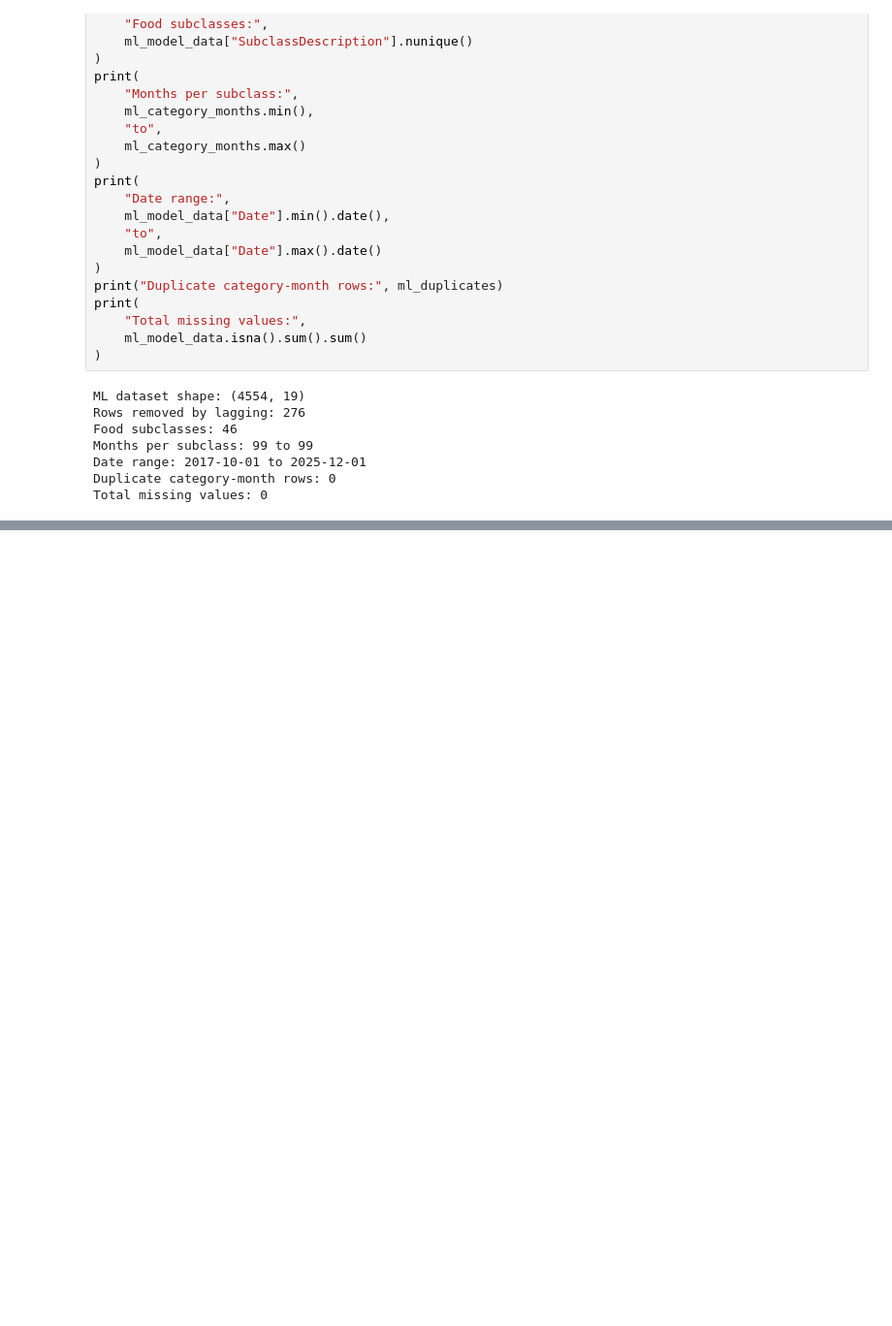
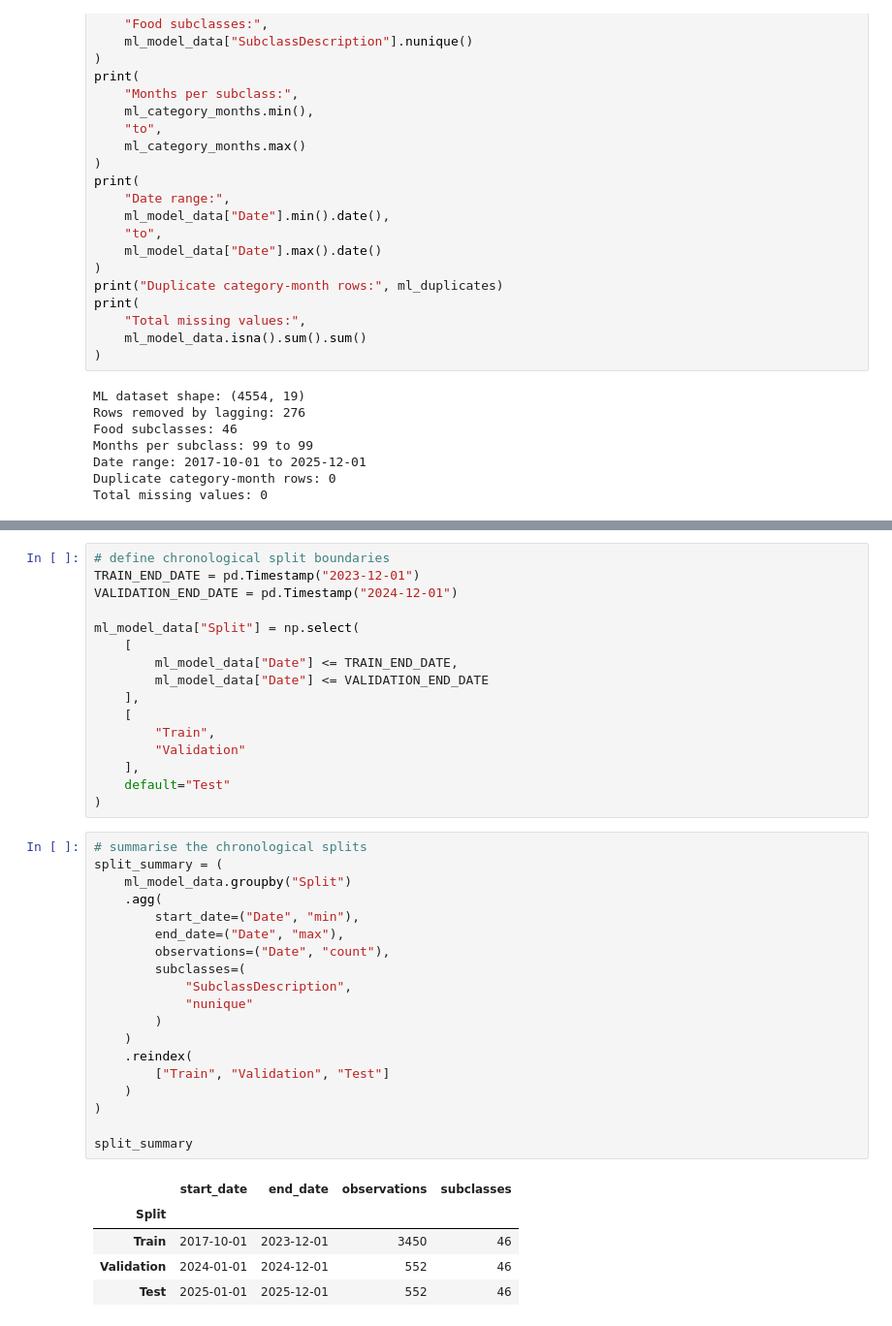
Before and after one commit to MasindiManaga/ERPT_ML_Research, a Jupyter notebook: notebooks/05_Modelling_Data_Preparation.ipynb, the cells around one changed output, grey strips where cells are left out. Shown at 97% size. Drawn from its saved outputs; the diff is of its cells as text; blank space fills up the shorter version.

```diff
--- a/notebooks/05_Modelling_Data_Preparation.ipynb
+++ b/notebooks/05_Modelling_Data_Preparation.ipynb
@@ -1660,0 +1700,41 @@ Total missing values: 0
+# %%
+# define chronological split boundaries
+TRAIN_END_DATE = pd.Timestamp("2023-12-01")
+VALIDATION_END_DATE = pd.Timestamp("2024-12-01")
+
+ml_model_data["Split"] = np.select(
+    [
+        ml_model_data["Date"] <= TRAIN_END_DATE,
+        ml_model_data["Date"] <= VALIDATION_END_DATE
+    ],
+    [
+        "Train",
+        "Validation"
+    ],
+    default="Test"
+)
+# %%
+# summarise the chronological splits
+split_summary = (
+    ml_model_data.groupby("Split")
+    .agg(
+        start_date=("Date", "min"),
+        end_date=("Date", "max"),
+        observations=("Date", "count"),
+        subclasses=(
+            "SubclassDescription",
+            "nunique"
+        )
+    )
+    .reindex(
+        ["Train", "Validation", "Test"]
+    )
+)
+
+split_summary
+# %% [output]
+|  | start_date | end_date | observations | subclasses |
+| Split |  |  |  |  |
+| Train | 2017-10-01 | 2023-12-01 | 3450 | 46 |
+| Validation | 2024-01-01 | 2024-12-01 | 552 | 46 |
+| Test | 2025-01-01 | 2025-12-01 | 552 | 46 |
```
Also changed, not shown: parts of 8 cells of this notebook.
